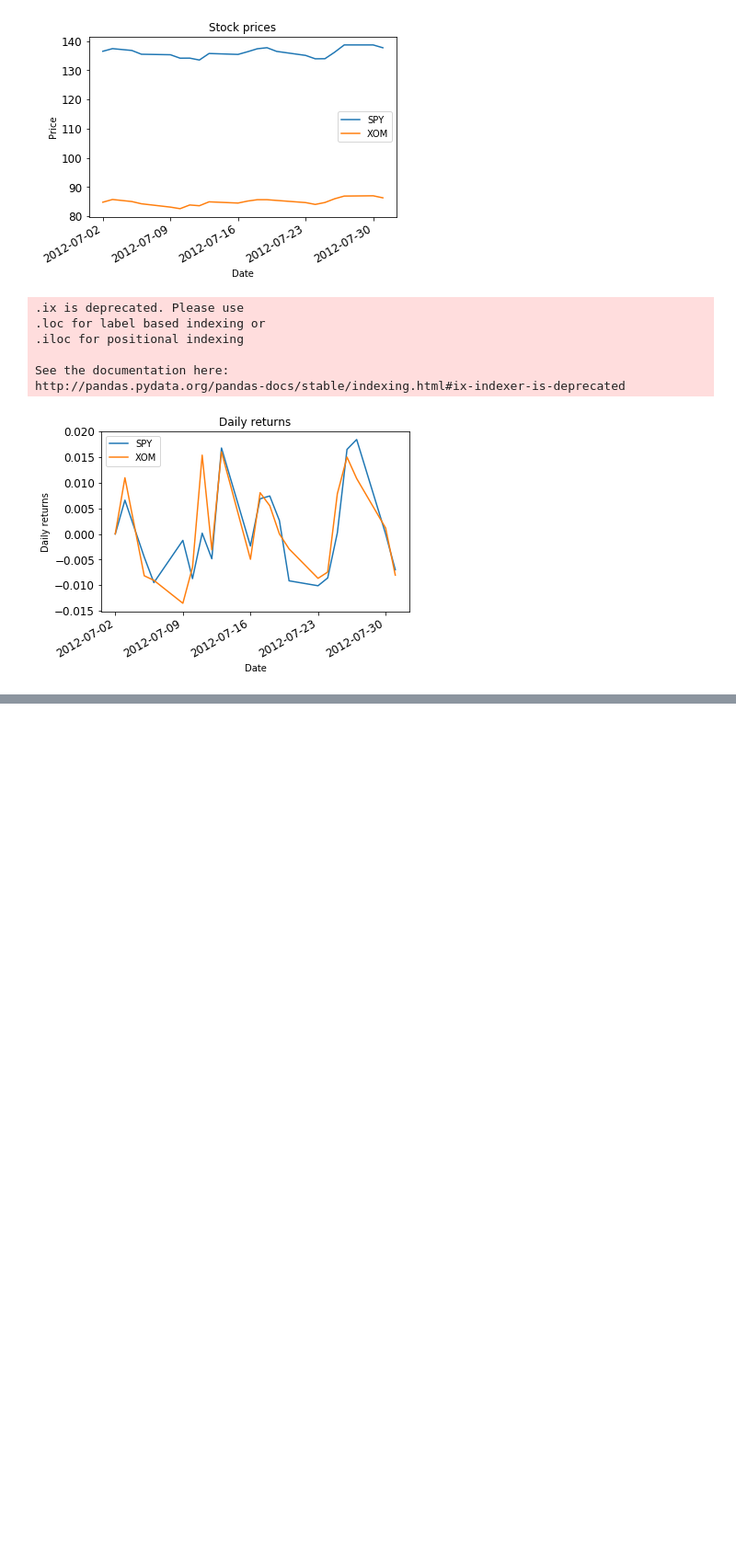
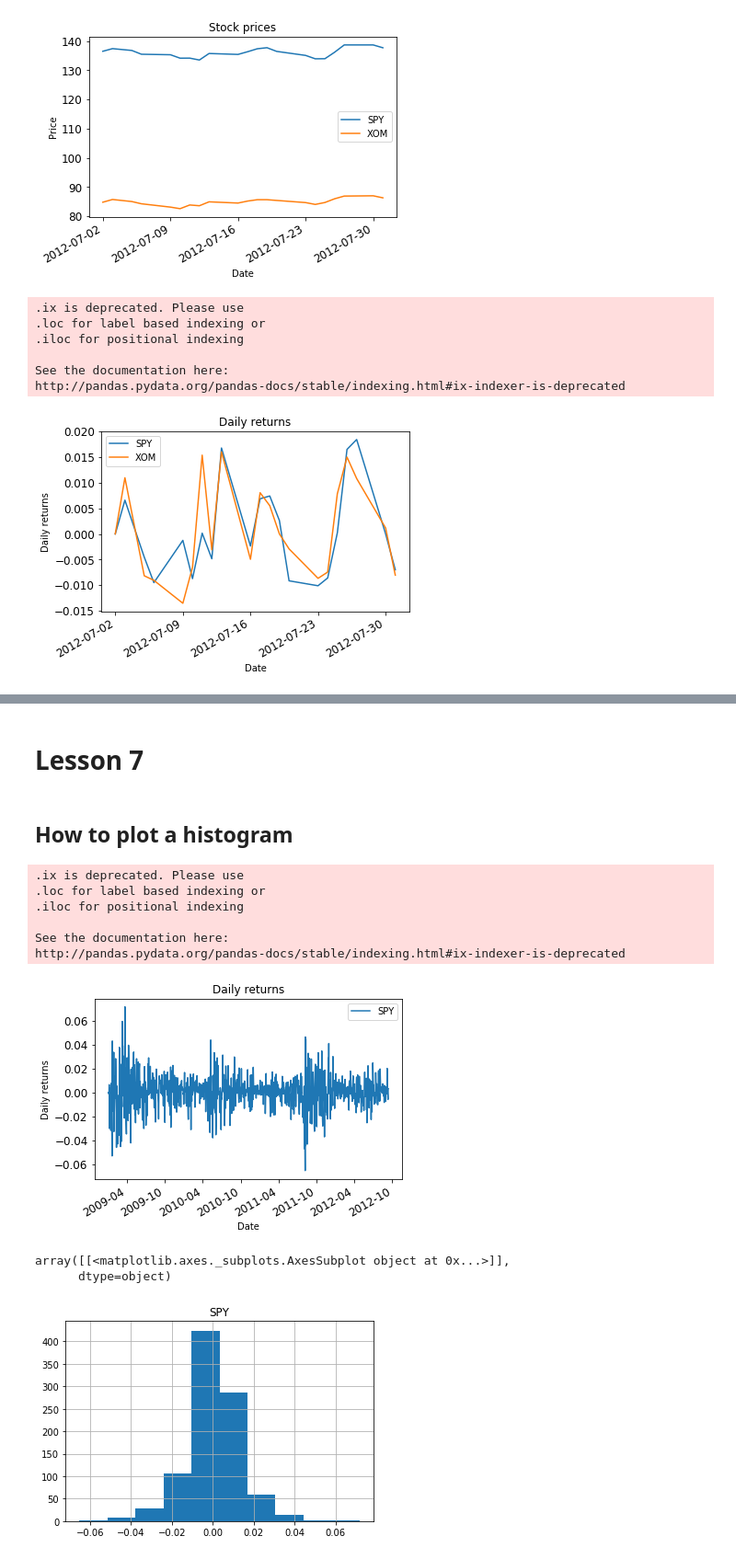
Before and after one commit to kairosart/Machine-Learning-for-Trading, a Jupyter notebook: Untitled.ipynb, the cells around one changed output, grey strips where cells are left out. Shown at 92% size. Drawn from its saved outputs; the diff is of its cells as text; code cells hidden in the pictures; blank space fills up the shorter version.

```diff
--- a/Untitled.ipynb
+++ b/Untitled.ipynb
@@ -423,0 +487,72 @@ http://pandas.pydata.org/pandas-docs/stable/indexing.html#ix-indexer-is-deprecat
+# %% [markdown]
+# Lesson 7
+# %% [markdown]
+## How to plot a histogram
+# %%
+import os
+import pandas as pd
+import matplotlib.pyplot as plt
+
+
+def symbol_to_path(symbol, base_dir="data"):
+    """Return CSV file path given ticker symbol."""
+    return os.path.join(base_dir, "{}.csv".format(str(symbol)))
+
+def get_data(symbols, dates, addSPY=True, colname = 'Adj Close'):
+    """Read stock data (adjusted close) for given symbols from CSV files."""
+    df = pd.DataFrame(index=dates)
+    if addSPY and 'SPY' not in symbols:  # add SPY for reference, if absent
+        symbols = ['SPY'] + symbols
+
+    for symbol in symbols:
+        df_temp = pd.read_csv(symbol_to_path(symbol), index_col='Date',
+                parse_dates=True, usecols=['Date', colname], na_values=['nan'])
+        df_temp = df_temp.rename(columns={colname: symbol})
+        df = df.join(df_temp)
+        if symbol == 'SPY':  # drop dates SPY did not trade
+            df = df.dropna(subset=["SPY"])
+
+    return df
+
+def plot_data(df, title="Stock prices", xlabel="Date", ylabel="Price"):
+    import matplotlib.pyplot as plt
+    """Plot stock prices with a custom title and meaningful axis labels."""
+    ax = df.plot(title=title, fontsize=12)
+    ax.set_xlabel(xlabel)
+    ax.set_ylabel(ylabel)
+    plt.show()
+
+def compute_daily_returns(df):
+    """Compute and return the daily return values."""
+    # Note: Returned DataFrame must have the same number of rows
+    daily_returns = df.copy()
+    #Compute daily returns for row 1 onwards
+    daily_returns[1:] = (df[1:] / df.shift(1)) - 1
+    #Set daily returns for row 0 to 0
+    daily_returns.ix[0, :] = 0
+    return daily_returns
+
+
+# Read data
+dates = pd.date_range('2009-01-01', '2012-12-31')  # one month only
+symbols = ['SPY']
+df = get_data(symbols, dates)
+
+
+# Compute daily returns
+daily_returns = compute_daily_returns(df)
+plot_data(daily_returns, title="Daily returns", ylabel="Daily returns")
+
+# Plot a histogram
+daily_returns.hist()
+# %% [output]
+.ix is deprecated. Please use
+.loc for label based indexing or
+.iloc for positional indexing
+
+See the documentation here:
+http://pandas.pydata.org/pandas-docs/stable/indexing.html#ix-indexer-is-deprecated
+[figure, added]
+array([[<matplotlib.axes._subplots.AxesSubplot object at 0x...>]],
+      dtype=object)
+[figure, added]
```
Also changed, not shown: parts of 5 cells of this notebook, 4 other files.
